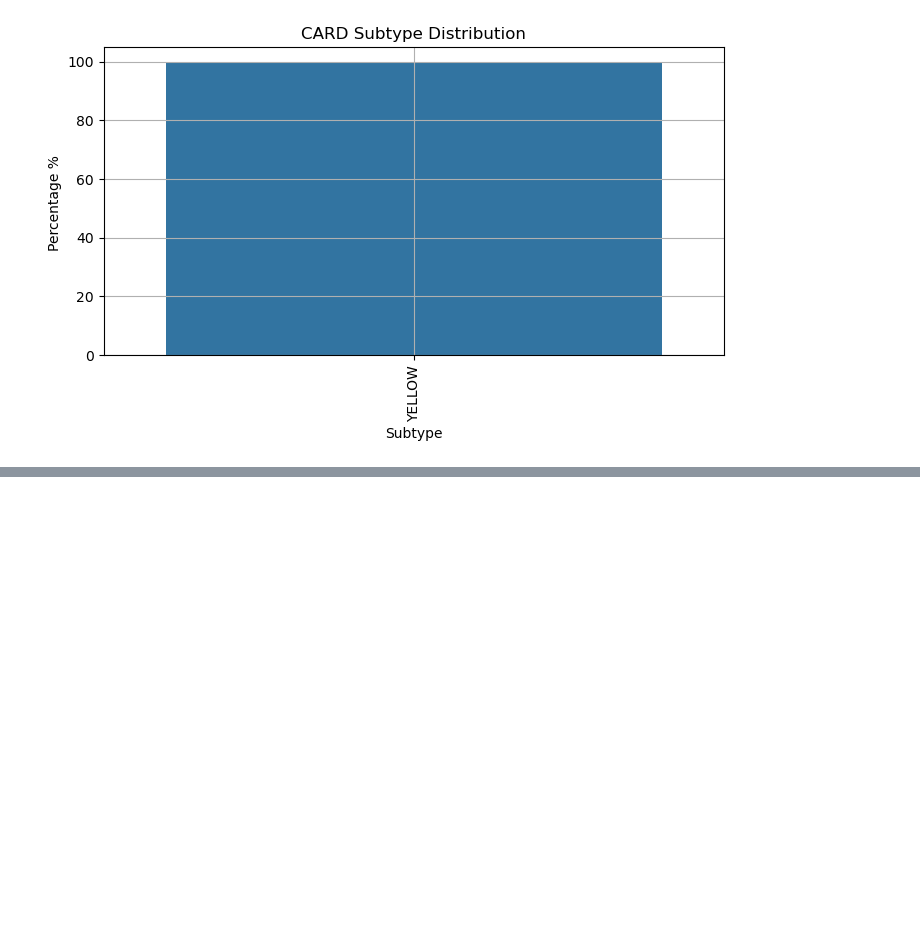
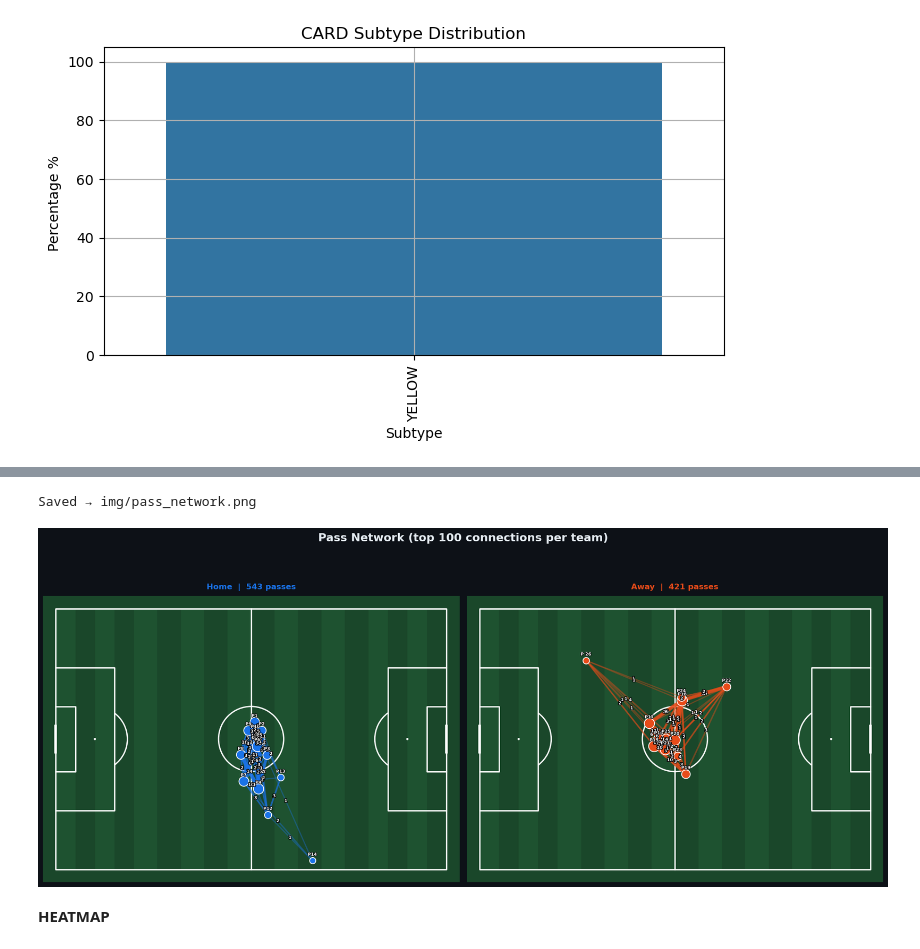
Before and after one commit to ieee-sb-uniwa/milon-football, a Jupyter notebook: notebook/sample_game_2.ipynb, the cells around one changed output, grey strips where cells are left out. Saved outputs shown, nothing was run; the diff lists cells and outputs as text; code cells hidden in the pictures; blank space fills up the shorter version.

```diff
--- a/notebook/sample_game_2.ipynb
+++ b/notebook/sample_game_2.ipynb
@@ -382,0 +774,7 @@ plot_subtype_distribution(events)
+# %%
+plot_pass_network(events,top_n=TOP_N,save_path="img/pass_network.png")
+# %% [output]
+Saved → img/pass_network.png
+[figure, added]
+# %% [markdown]
+**HEATMAP**
```
Also changed, not shown: parts of 34 cells of this notebook, 6 other files.
